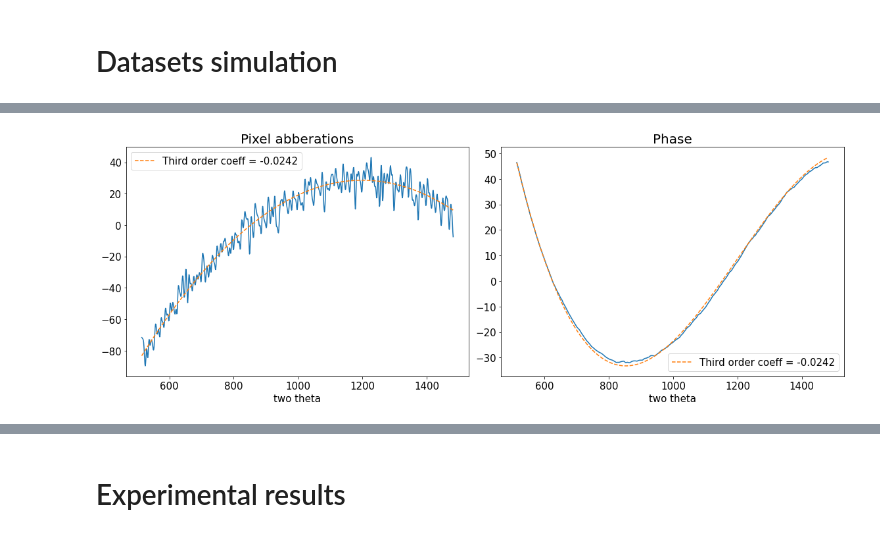
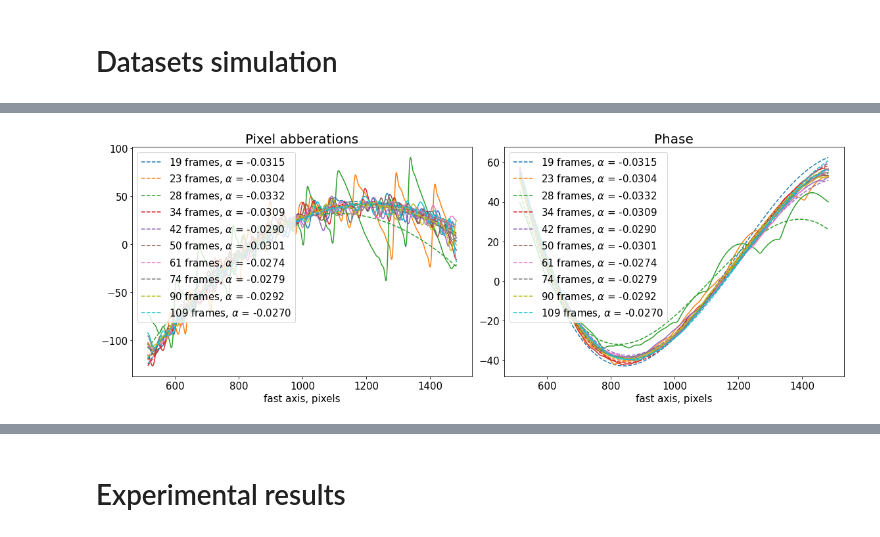
Before and after one commit to simply-nicky/pyrost, a Jupyter notebook: dev.ipynb, the cells around one changed output, grey strips where cells are left out. Drawn from its saved outputs; the diff is of its cells as text; code cells hidden in the pictures.

```diff
--- a/dev.ipynb
+++ b/dev.ipynb
@@ -368,8 +385,3 @@ print(sorted(data_dict))
 # %%
-key = 1000
+key = 6
 data = data_dict[key]
-# %%
-%matplotlib inline
-fig, ax = plt.subplots(figsize=(10, 6))
-ax.imshow(data.get('data')[:, 0])
-plt.show()
@@ -385,0 +392,12 @@ plt.show()
+# %%
+%matplotlib inline
+fig, axes = plt.subplots(2, 1, figsize=(10, 5))
+axes[0].imshow(data.get('data')[:, 0])
+axes[0].set_title('Ptychograph', fontsize=20)
+axes[1].plot(data.get('whitefield')[0])
+axes[1].set_title('Whitefield', fontsize=20)
+for ax in axes:
+    ax.tick_params(axis='both', which='major', labelsize=15)
+plt.tight_layout()
+# plt.savefig('../figures/ptycho_sim.pdf')
+plt.show()
@@ -386,20 +406,22 @@ plt.show()
 # %%
 %matplotlib inline
 fig, axes = plt.subplots(1, 2, figsize=(16, 6))
-fit = fit_obj.fit()
-axes[0].plot(fit_obj.pixels, fit_obj.pixel_abberations)
-axes[0].plot(fit_obj.pixels, fit_obj.model(fit['fit']), linestyle='dashed',
-             label='Third order coeff = {:.4f}'.format(fit['alpha']))
-axes[0].set_title('Pixel abberations', fontsize=20)
-axes[1].plot(fit_obj.pixels, fit_obj.phase)
-axes[1].plot(fit_obj.pixels, fit_obj.model(fit['ph_fit']), linestyle='dashed',
-             label='Third order coeff = {:.4f}'.format(fit['alpha']))
-axes[1].set_title('Phase', fontsize=20)
+for key, color in zip(sorted(data_dict)[10:], mcolors.TABLEAU_COLORS.values()):
+    fit_obj = data_dict[key].get_fit()
+    fit = fit_obj.fit()
+    axes[0].plot(fit_obj.pixels, fit_obj.pixel_abberations, color=color)
+    axes[0].plot(fit_obj.pixels, fit_obj.model(fit['fit']), color=color, linestyle='dashed',
+                 label='{:d} frames, '.format(key) + r'$\alpha$ = ' + '{:.4f}'.format(fit['alpha']))
+    axes[0].set_title('Pixel abberations', fontsize=20)
+    axes[1].plot(fit_obj.pixels, fit_obj.phase, color=color)
+    axes[1].plot(fit_obj.pixels, fit_obj.model(fit['ph_fit']), color=color, linestyle='dashed',
+                 label='{:d} frames, '.format(key) + r'$\alpha$ = ' + '{:.4f}'.format(fit['alpha']))
+    axes[1].set_title('Phase', fontsize=20)
 for ax in axes:
-    ax.set_xlabel('two theta', fontsize=15)
+    ax.set_xlabel('fast axis, pixels', fontsize=15)
     ax.tick_params(labelsize=15)
     ax.legend(fontsize=15)
 plt.tight_layout()
 plt.show()
 # %% [output]
-[figure, old version]
+[figure, new version]
```
Also changed, not shown: parts of 12 cells of this notebook, 6 other files.
